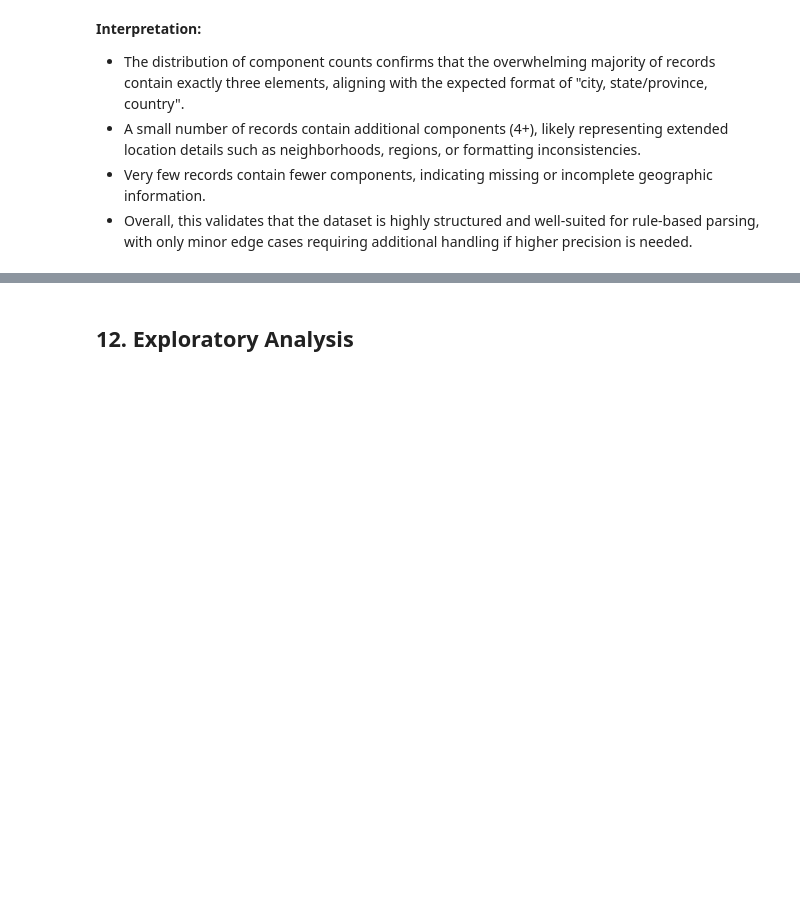
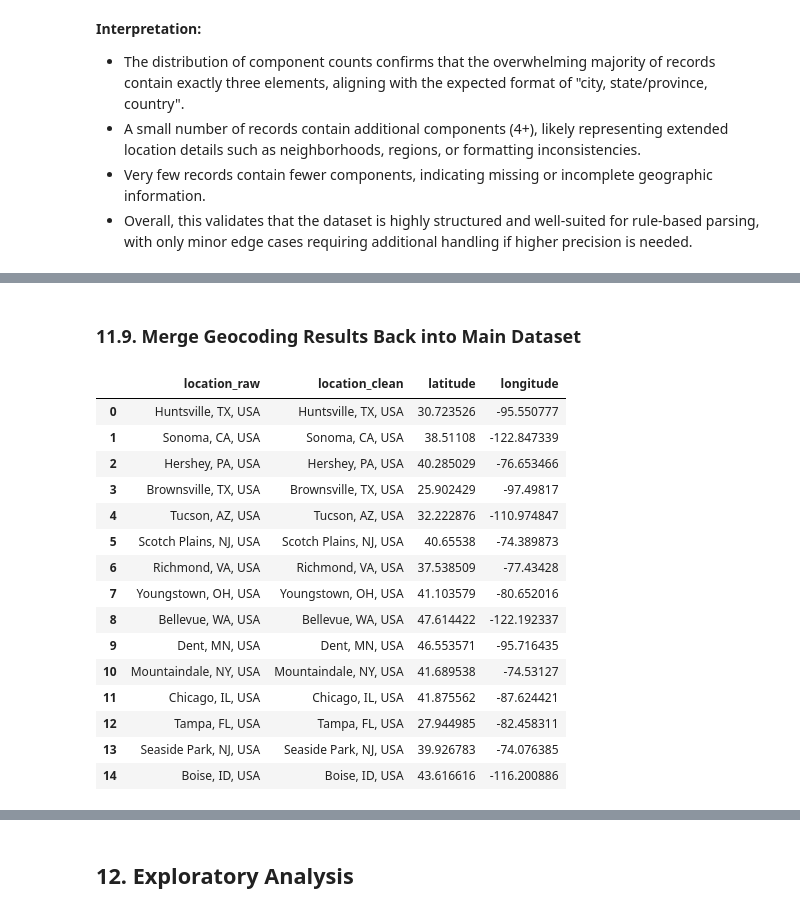
Before and after one commit to S9Den8/ufo-sightings-db, a Jupyter notebook: notebooks/nuforc_initial_exploration.ipynb, the cells around one changed output, grey strips where cells are left out. Drawn from its saved outputs; the diff is of its cells as text; code cells hidden in the pictures; blank space fills up the shorter version.

```diff
--- a/notebooks/nuforc_initial_exploration.ipynb
+++ b/notebooks/nuforc_initial_exploration.ipynb
@@ -828,0 +1081,32 @@ Name: count, dtype: int64
+# %% [markdown]
+### 11.9. Merge Geocoding Results Back into Main Dataset
+# %%
+# Remove any existing geocoding columns to prevent duplicate-column conflicts
+parsed_df = parsed_df.drop(columns=["latitude", "longitude", "geocoded_address"], errors="ignore")
+
+# Merge geocoded test-sample results back into the main dataframe using the standardized location key
+parsed_df = parsed_df.merge(
+    geocode_test_df[["location_clean", "latitude", "longitude", "geocoded_address"]],
+    on="location_clean",
+    how="left"
+)
+
+# Inspect merged results
+parsed_df[["location_raw", "location_clean", "latitude", "longitude"]].head(15)
+# %% [output]
+|  | location_raw | location_clean | latitude | longitude |
+| 0 | Huntsville, TX, USA | Huntsville, TX, USA | 30.723526 | -95.550777 |
+| 1 | Sonoma, CA, USA | Sonoma, CA, USA | 38.51108 | -122.847339 |
+| 2 | Hershey, PA, USA | Hershey, PA, USA | 40.285029 | -76.653466 |
+| 3 | Brownsville, TX, USA | Brownsville, TX, USA | 25.902429 | -97.49817 |
+| 4 | Tucson, AZ, USA | Tucson, AZ, USA | 32.222876 | -110.974847 |
+| 5 | Scotch Plains, NJ, USA | Scotch Plains, NJ, USA | 40.65538 | -74.389873 |
+| 6 | Richmond, VA, USA | Richmond, VA, USA | 37.538509 | -77.43428 |
+| 7 | Youngstown, OH, USA | Youngstown, OH, USA | 41.103579 | -80.652016 |
+| 8 | Bellevue, WA, USA | Bellevue, WA, USA | 47.614422 | -122.192337 |
+| 9 | Dent, MN, USA | Dent, MN, USA | 46.553571 | -95.716435 |
+| 10 | Mountaindale, NY, USA | Mountaindale, NY, USA | 41.689538 | -74.53127 |
+| 11 | Chicago, IL, USA | Chicago, IL, USA | 41.875562 | -87.624421 |
+| 12 | Tampa, FL, USA | Tampa, FL, USA | 27.944985 | -82.458311 |
+| 13 | Seaside Park, NJ, USA | Seaside Park, NJ, USA | 39.926783 | -74.076385 |
+| 14 | Boise, ID, USA | Boise, ID, USA | 43.616616 | -116.200886 |
```
Also changed, not shown: parts of 48 cells of this notebook.
